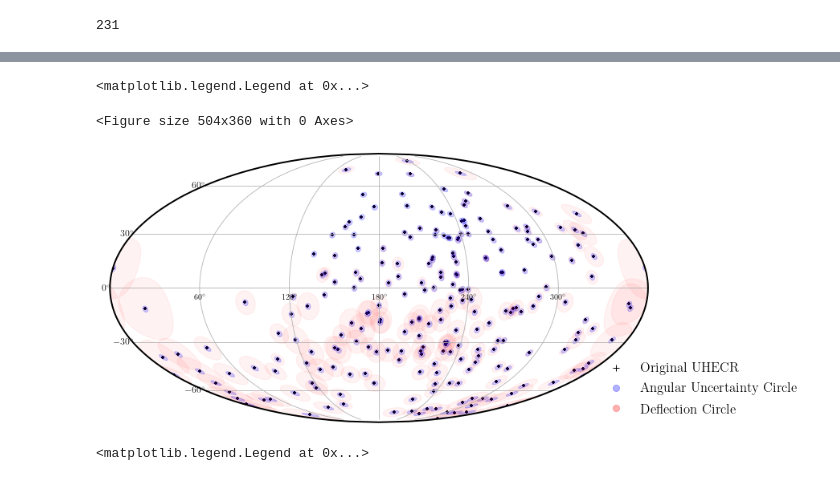
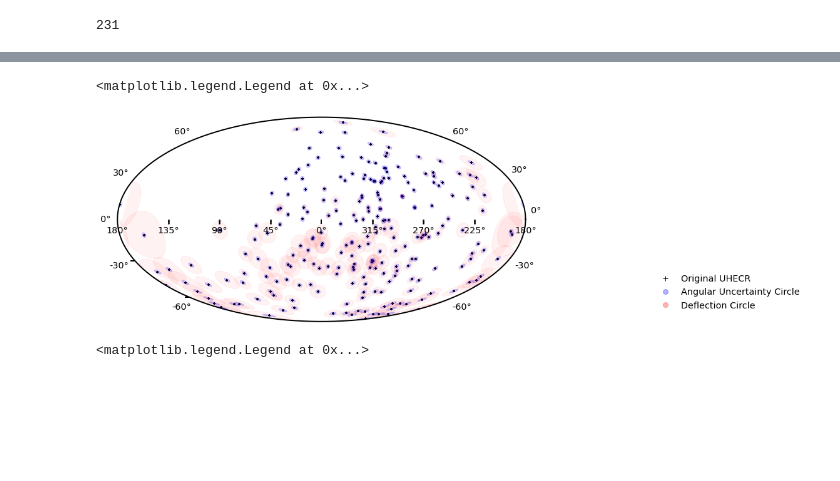
Before and after one commit to uhecr-project/uhecr_model, a Jupyter notebook: uhecr_model/paper_1/figures_deflection_exposure/figures_kappa_gmf.ipynb, the cells around one changed output, grey strips where cells are left out. Saved outputs shown, nothing was run; the diff lists cells and outputs as text; code cells hidden in the pictures; blank space fills up the shorter version.

```diff
--- a/uhecr_model/paper_1/figures_deflection_exposure/figures_kappa_gmf.ipynb
+++ b/uhecr_model/paper_1/figures_deflection_exposure/figures_kappa_gmf.ipynb
@@ -101,8 +102,9 @@ skymap.save(f"defl_skymap_{detector}_{ptype}_{gmf_model}.png")
 # %%
 plt.style.use("minimalist")
 
-skymap = AllSkyMap(lon_0 = 180)
-skymap.set_gridlines(label_fmt="default", zorder=1)
+skymap = AllSkyMap()
+skymap.fig.set_size_inches(12, 6)
+#skymap.set_gridlines(label_fmt="default", zorder=1)
 
 # ptype = "p"
 # for sel_uhecr_idx in np.arange(0, 72, 8):
@@ -137,15 +139,15 @@ handles = [mlines.Line2D([], [], color='k', marker='+', lw=0,
 # sel_uhecr_handles = [mlines.Line2D([], [], color='g', marker='o', lw=0,
 #                           markersize=4, alpha=0.3, label="UHECR Coordinate (Gal):\n ({0:.1f}$^\circ$, {1:.1f}$^\circ$)".format(sel_uhecr_lon, sel_uhecr_lat))]
 
-legend1 = skymap.legend(handles=handles, bbox_to_anchor=(1.25, 0.27))
-# legend2 = skymap.legend(handles=sel_uhecr_handles, bbox_to_anchor=(1.25, 1.05))
+legend1 = skymap.ax.legend(handles=handles, bbox_to_anchor=(1.25, 0.27))
+# legend2 = skymap.ax.legend(handles=sel_uhecr_handles, bbox_to_anchor=(1.25, 1.05))
 
 skymap.ax.add_artist(legend1)
 # skymap.ax.add_artist(legend2)
 
 
 
-# skymap.title("Deflection skymap with data - {0}".format(ptype))
-# skymap.save("skymap_banana.png")
+# skymap.ax.title("Deflection skymap with data - {0}".format(ptype))
+# skymap.fig.savefig("skymap_banana.png")
 # %% [output]
 <matplotlib.legend.Legend at 0x...>
@@ -174,41 +175,43 @@ def fischer_int_eq_P(cos_thetaP, kappa, P):
 ptype_idx = np.argwhere([p == ptype for p in ptypes_list])[0][0]
 # print(kappa_gmf_list[ptype_idx])
 
 cos_theta_arr = np.zeros(len(kappa_gmf_list[ptype_idx]))
 for i, kappa_gmf in enumerate(kappa_gmf_list[ptype_idx]):
     sol = root(fischer_int_eq_P, x0=1, args=(kappa_gmf, 0.683))
     cos_theta = sol.x[0]
     cos_theta_arr[i] = cos_theta
 
 thetas = np.rad2deg(np.arccos(cos_theta_arr))
 # print(np.rad2deg(np.arccos(cos_theta_arr)))
 
-skymap = AllSkyMap(lon_0 = 180)
-skymap.set_gridlines(label_fmt="default")
+skymap = AllSkyMap()
+skymap.fig.set_size_inches(12, 6)
+#skymap.set_gridlines(label_fmt="default")
 
 ang_err = 1.7
 skymap.scatter(np.rad2deg(coord_true_list[ptype_idx][:, 0]), np.rad2deg(coord_true_list[ptype_idx][:, 1]), color="k", alpha=1, marker="+", s=10.0)
 
 for i, (lon, lat) in enumerate(coord_true_list[ptype_idx][:]):
-    skymap.tissot(np.rad2deg(lon), np.rad2deg(lat), ang_err, color="b", alpha=0.2)
-    skymap.tissot(np.rad2deg(lon), np.rad2deg(lat), thetas[i], color="r", alpha=0.05)
+    skymap.tissot(np.rad2deg(lon), np.rad2deg(lat), ang_err, npts=30,
+                  color="b", alpha=0.2)
+    skymap.tissot(np.rad2deg(lon), np.rad2deg(lat), thetas[i], npts=30,
+                  color="r", alpha=0.05)
 
 handles = [mlines.Line2D([], [], color='k', marker='+', lw=0,
                           markersize=8, alpha=1, label="Original UHECR"),
            mlines.Line2D([], [], color='b', marker='o', lw=0,
                           markersize=8, alpha=0.3, label="Angular Uncertainty Circle"),
             mlines.Line2D([], [], color='r', marker='o', lw=0,
                           markersize=8, alpha=0.3, label="Deflection Circle")]
 
-skymap.legend(handles=handles, bbox_to_anchor=(1.3, 0.27))
-# skymap.title("Deflection skymap with data - {0}".format(ptype))
+skymap.ax.legend(handles=handles, bbox_to_anchor=(1.3, 0.27))
+# skymap.ax.title("Deflection skymap with data - {0}".format(ptype))
 
 # skymap.scatter(np.rad2deg(coord_true_list[ptype_idx][:, 0]), np.rad2deg(coord_true_list[ptype_idx][:, 1]), color="k", alpha=1, marker="+", s=20.0)
 # skymap.scatter(np.rad2deg(coord_rand_list[ptype_idx][:, :, 0]), np.rad2deg(coord_rand_list[ptype_idx][:, :, 1]), color="b", alpha=0.05, s=4.0)
 # %% [output]
 <matplotlib.legend.Legend at 0x...>
-<Figure size 504x360 with 0 Axes>
-[figure, old version]
+[figure, new version]
 # %%
 # evaluate dot product between deflected and randomized vector
 # then obtain the effective thetea_rms for each (true) UHECR
```
Also changed, not shown: parts of 7 cells of this notebook, 4 other files.
